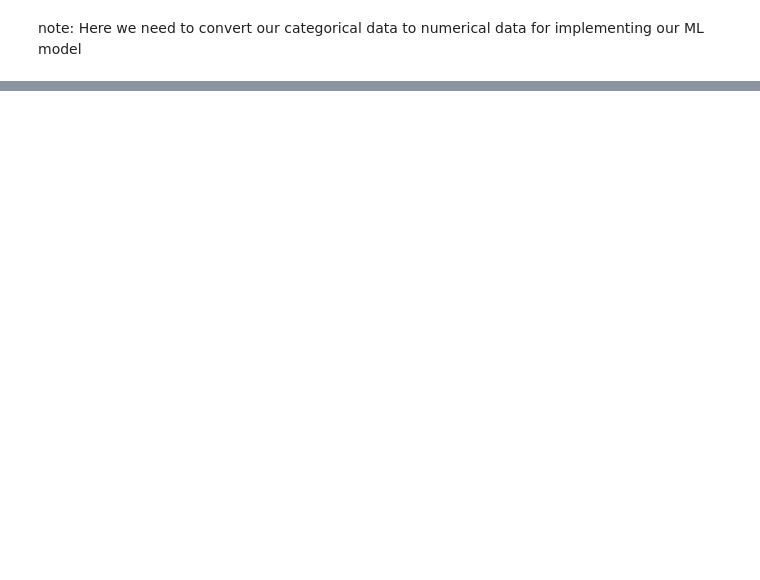
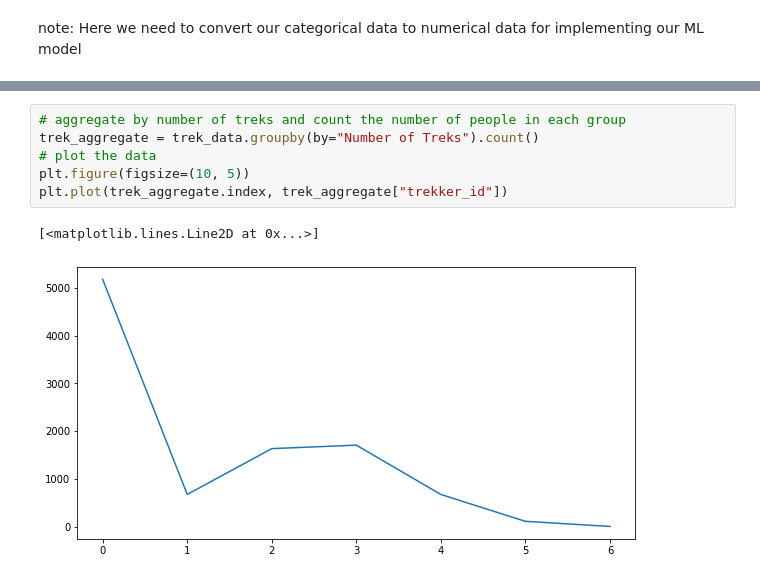
Before and after one commit to yashlad27/Group-Recommendation-For-Trek-Using-Social-Networks, a Jupyter notebook: Code/Data_Preprocessing_Notebook.ipynb, the cells around one changed output, grey strips where cells are left out. Drawn from its saved outputs; the diff is of its cells as text; blank space fills up the shorter version.

```diff
--- a/Code/Data_Preprocessing_Notebook.ipynb
+++ b/Code/Data_Preprocessing_Notebook.ipynb
@@ -105,0 +151,9 @@ trek_data.describe()
+# %%
+# aggregate by number of treks and count the number of people in each group
+trek_aggregate = trek_data.groupby(by="Number of Treks").count()
+# plot the data
+plt.figure(figsize=(10, 5))
+plt.plot(trek_aggregate.index, trek_aggregate["trekker_id"])
+# %% [output]
+[<matplotlib.lines.Line2D at 0x...>]
+[figure, added]
```
Also changed, not shown: parts of 21 cells of this notebook, 3 other files.
